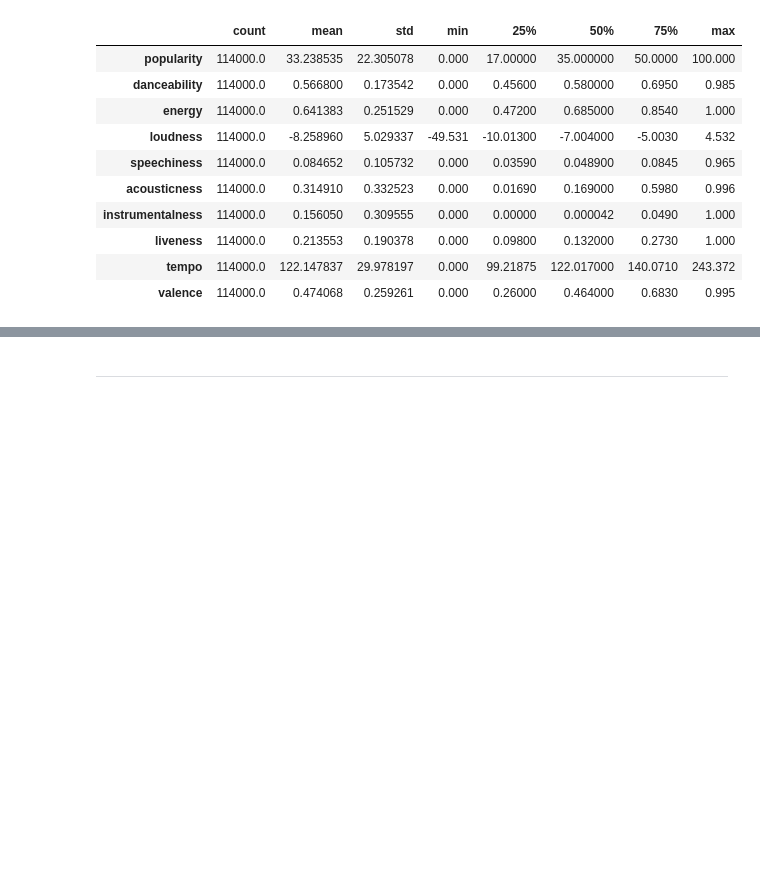
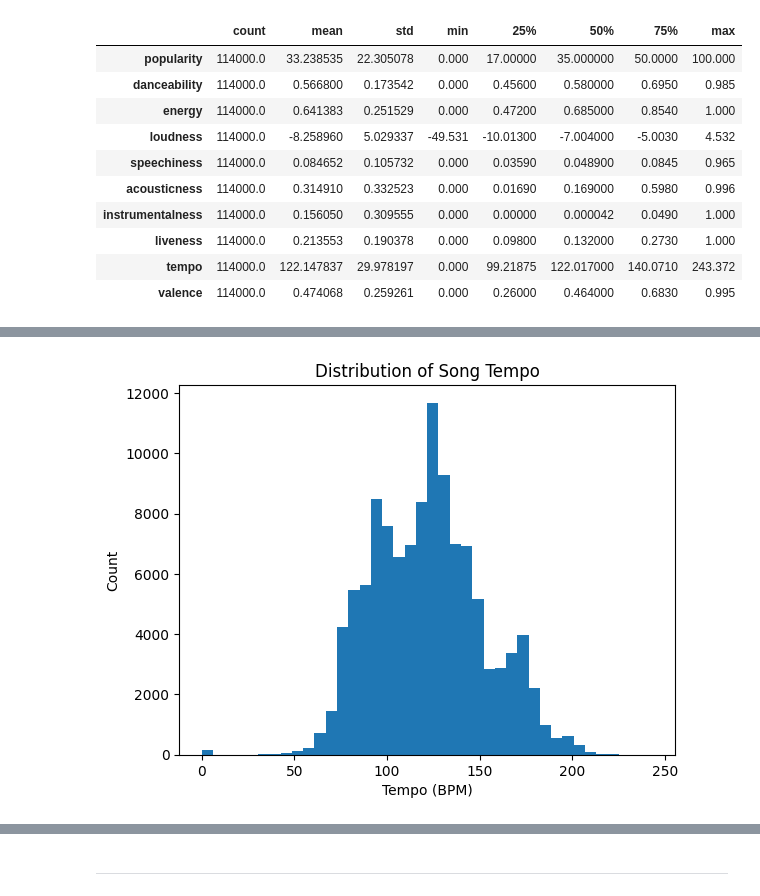
Before and after one commit to priyanatt/spotify-popularity-analysis, a Jupyter notebook: jupyter_notebooks/Data_Preparation_&_Exploration.ipynb, the cells around one changed output, grey strips where cells are left out. Cells and saved outputs as stored; diff of their text form; code cells hidden in the pictures; blank space fills up the shorter version.

```diff
--- a/jupyter_notebooks/Data_Preparation_&_Exploration.ipynb
+++ b/jupyter_notebooks/Data_Preparation_&_Exploration.ipynb
@@ -424,0 +477,9 @@ df.describe(include="all").T
+# %%
+plt.figure()
+plt.hist(df["tempo"], bins=40)
+plt.title("Distribution of Song Tempo")
+plt.xlabel("Tempo (BPM)")
+plt.ylabel("Count")
+plt.show()
+# %% [output]
+[figure, added]
```
Also changed, not shown: parts of 16 cells of this notebook, 2 other files.
